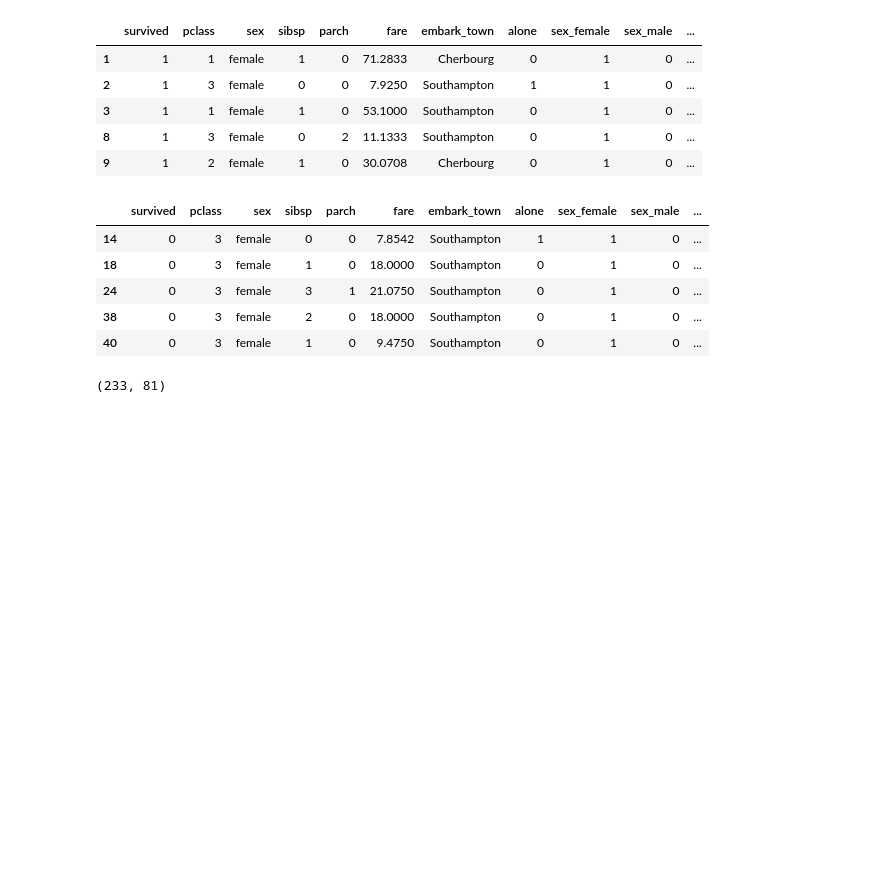
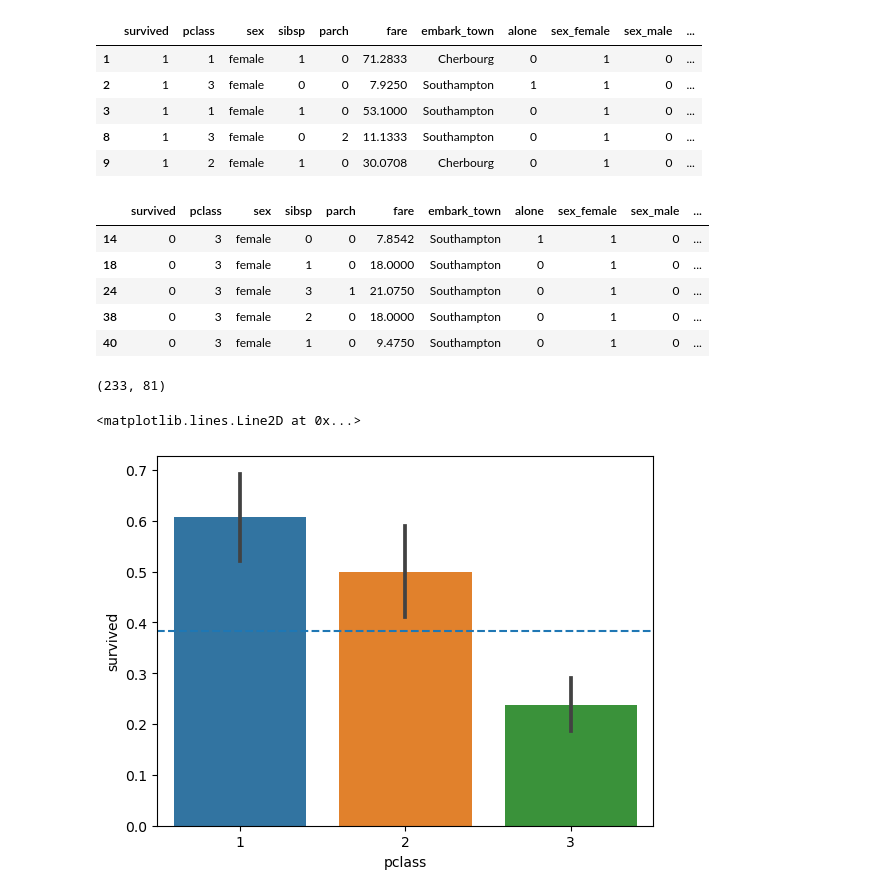
Before and after one commit to carlopdeleon/classification-exercises, a Jupyter notebook: classification_exercises.ipynb, the cells around one changed output. Drawn from its saved outputs; the diff is of its cells as text; code cells hidden in the pictures; blank space fills up the shorter version.

```diff
--- a/classification_exercises.ipynb
+++ b/classification_exercises.ipynb
@@ -1484,3 +1504,15 @@ did_not.head()
 survived.shape[0], did_not.shape[0]
 # %% [output]
 (233, 81)
+# %%
+cat_vars = ['pclass', 'sex', 'sibsp', 'parch', 'alone']
+survival_rate= train.survived.mean()
+
+#survival rate for each class
+col = 'pclass'
+sns.barplot(x=col, y= 'survived', data = train)
+
+plt.axhline(survival_rate, label='Avg Survival Rate', linestyle='--')
+# %% [output]
+<matplotlib.lines.Line2D at 0x...>
+[figure, added]
```
Also changed, not shown: parts of 22 cells of this notebook.
